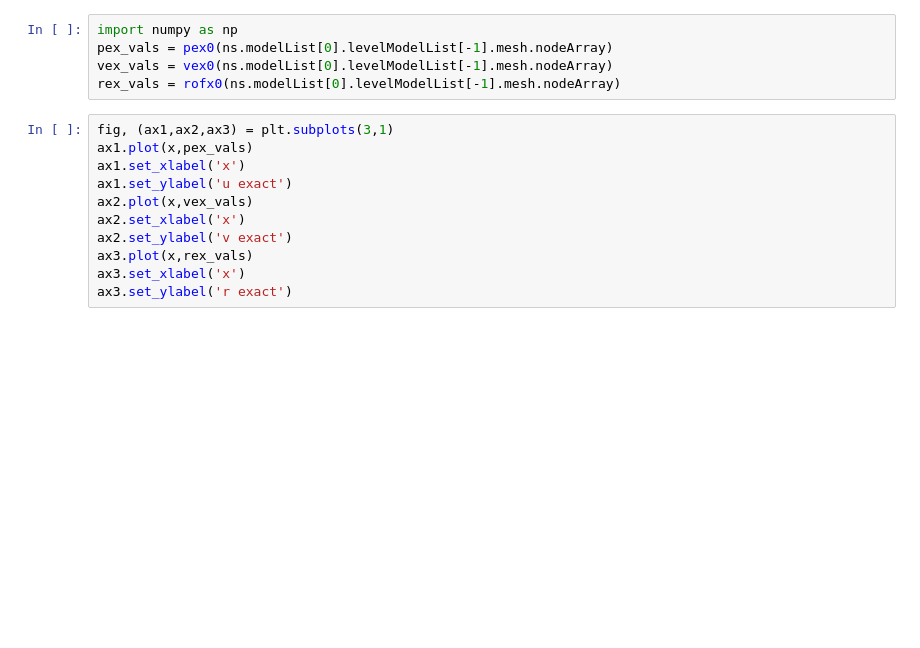
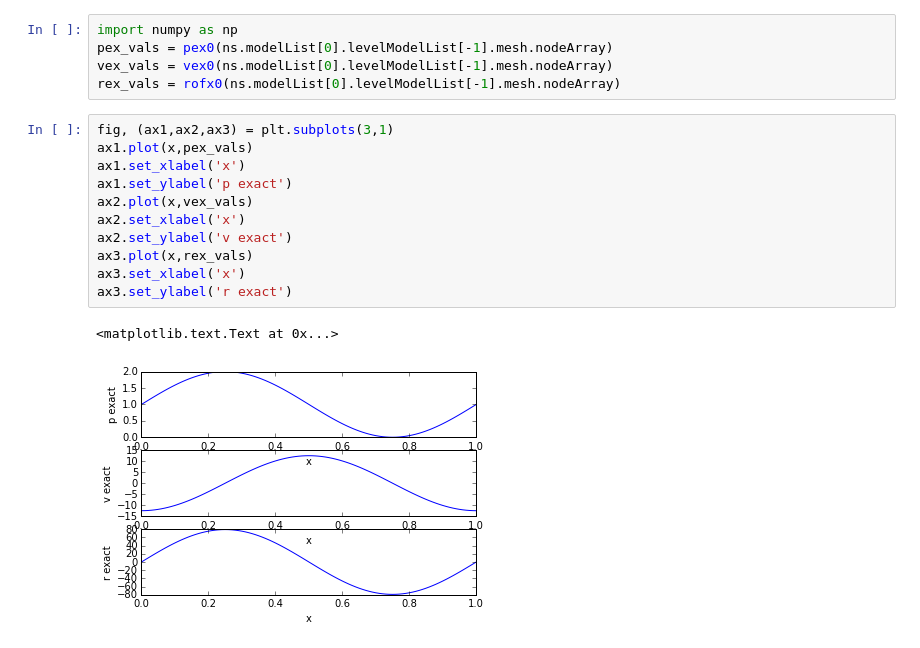
Before and after one commit to erdc/proteus-ps, a Jupyter notebook: Stokes-Example.ipynb, the cells around one changed output. Drawn from its saved outputs; the diff is of its cells as text; blank space fills up the shorter version.

```diff
--- a/Stokes-Example.ipynb
+++ b/Stokes-Example.ipynb
@@ -255,14 +283,17 @@ rex_vals = rofx0(ns.modelList[0].levelModelList[-1].mesh.nodeArray)
 # %%
 fig, (ax1,ax2,ax3) = plt.subplots(3,1)
 ax1.plot(x,pex_vals)
 ax1.set_xlabel('x')
-ax1.set_ylabel('u exact')
+ax1.set_ylabel('p exact')
 ax2.plot(x,vex_vals)
 ax2.set_xlabel('x')
 ax2.set_ylabel('v exact')
 ax3.plot(x,rex_vals)
 ax3.set_xlabel('x')
 ax3.set_ylabel('r exact')
+# %% [output]
+<matplotlib.text.Text at 0x...>
+[figure, added]
 # %%
 err_p = p-pex_vals
 err_p *= err_p
```
Also changed, not shown: parts of 8 cells of this notebook.
